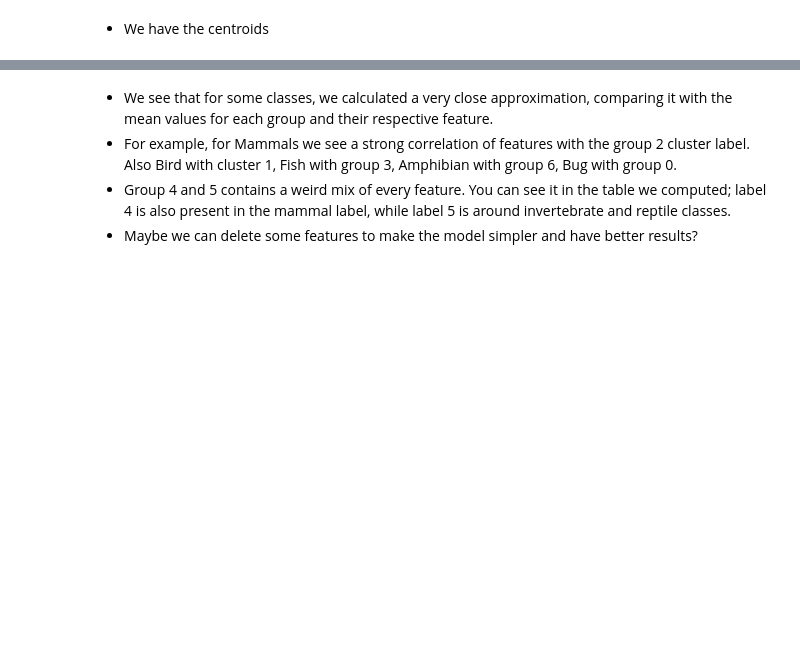
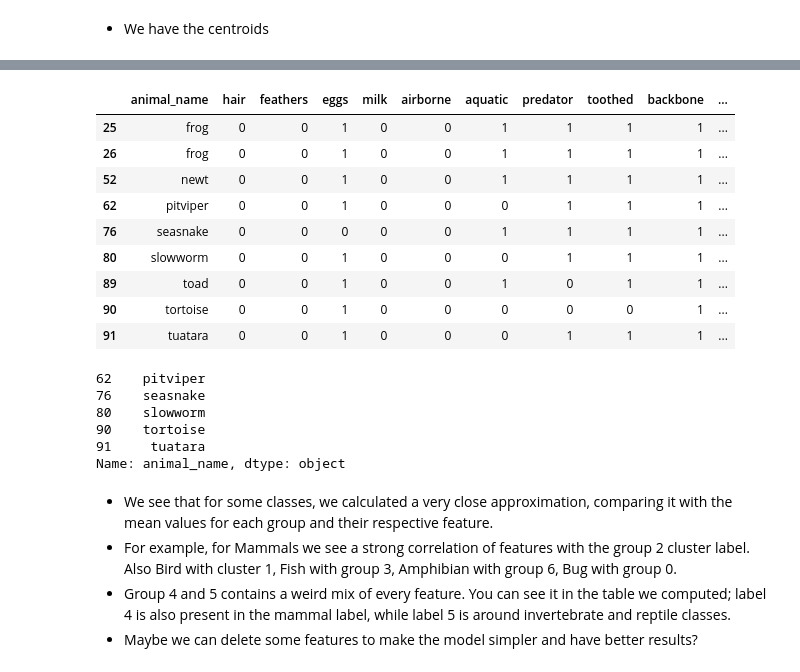
Before and after one commit to ffaundezcab/animal_classification, a Jupyter notebook: notebooks/model.ipynb, the cells around one changed output, grey strips where cells are left out. Cells and saved outputs as stored; diff of their text form; code cells hidden in the pictures; blank space fills up the shorter version.

```diff
--- a/notebooks/model.ipynb
+++ b/notebooks/model.ipynb
@@ -170,3 +286,25 @@ plt.show()
+# %%
+zm[(zm['feathers'] == 0) & (zm['fins'] == 0) & (zm['hair'] == 0) & (zm['legs'].isin([4,0])) & (zm['backbone'] == 1)]
+# %% [output]
+|  | animal_name | hair | feathers | eggs | milk | airborne | aquatic | predator | toothed | backbone | ... |
+| 25 | frog | 0 | 0 | 1 | 0 | 0 | 1 | 1 | 1 | 1 | ... |
+| 26 | frog | 0 | 0 | 1 | 0 | 0 | 1 | 1 | 1 | 1 | ... |
+| 52 | newt | 0 | 0 | 1 | 0 | 0 | 1 | 1 | 1 | 1 | ... |
+| 62 | pitviper | 0 | 0 | 1 | 0 | 0 | 0 | 1 | 1 | 1 | ... |
+| 76 | seasnake | 0 | 0 | 0 | 0 | 0 | 1 | 1 | 1 | 1 | ... |
+| 80 | slowworm | 0 | 0 | 1 | 0 | 0 | 0 | 1 | 1 | 1 | ... |
+| 89 | toad | 0 | 0 | 1 | 0 | 0 | 1 | 0 | 1 | 1 | ... |
+| 90 | tortoise | 0 | 0 | 1 | 0 | 0 | 0 | 0 | 0 | 1 | ... |
+| 91 | tuatara | 0 | 0 | 1 | 0 | 0 | 0 | 1 | 1 | 1 | ... |
+# %%
+zm['animal_name'].loc[(yhat[(yhat['class_name'] == 'Reptile')].index)]
+# %% [output]
+62    pitviper
+76    seasnake
+80    slowworm
+90    tortoise
+91     tuatara
+Name: animal_name, dtype: object
 # %%
 gb_clusters = pd.DataFrame(kmeans.cluster_centers_, columns = X.columns).astype('float16').reset_index().rename({'index': 'label_cluster'}, axis = 1)
 gb_clusters = gb_clusters.drop(['legs', 'label_cluster'], axis = 1)
```
Also changed, not shown: parts of 42 cells of this notebook.
